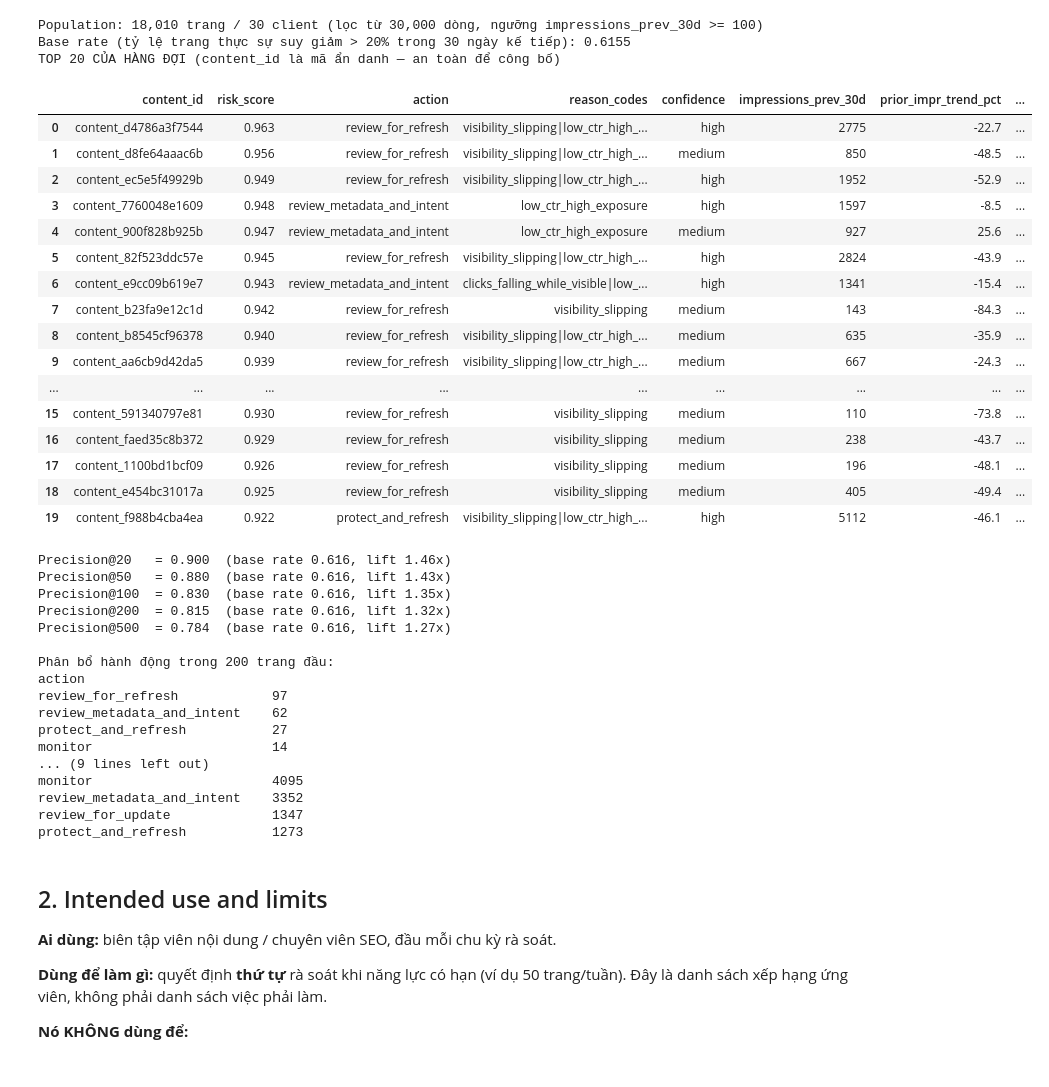
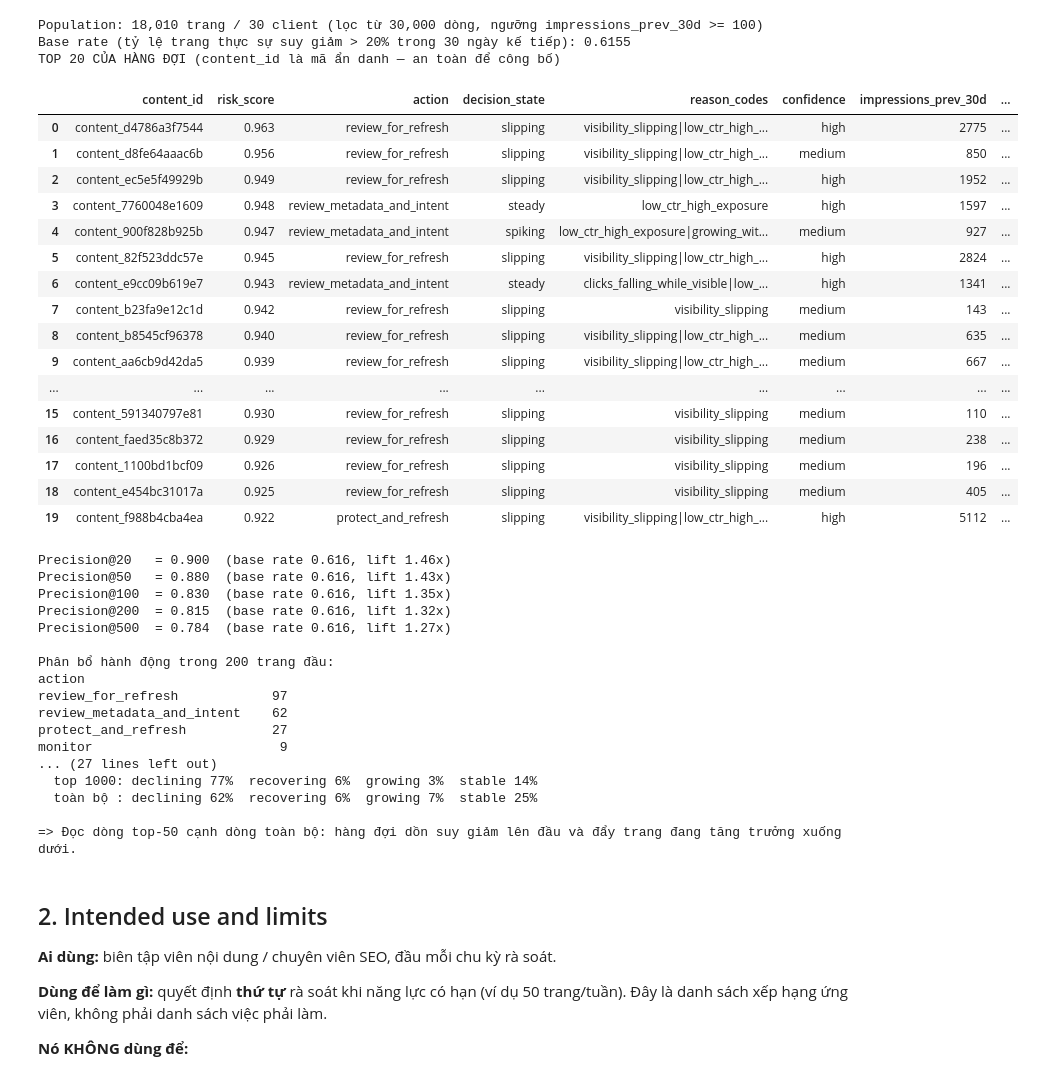
Before and after one commit to John-hcmus/flyrank-ML-internship-starter, a Jupyter notebook: work/notebooks/w07_action_playbook.ipynb, the cells around one changed output. Saved outputs shown, nothing was run; the diff lists cells and outputs as text; code cells hidden in the pictures.

```diff
--- a/work/notebooks/w07_action_playbook.ipynb
+++ b/work/notebooks/w07_action_playbook.ipynb
@@ -78,52 +95,68 @@ from sklearn.metrics import average_precision_score
 oof = cp.oof_scores(X, y, groups, cp.PRIMARY_MODEL)
 
 q = d.copy()
 q["risk_score"] = oof
 ctr_median = float(q["prior_ctr"].median())
 pairs = q.apply(lambda r: cp.reason_codes(r, ctr_median), axis=1)
 q["reason_codes"] = [c for c, _ in pairs]
 q["action"] = [a for _, a in pairs]
 q["confidence"] = [cp.confidence_label(p, i)
                    for p, i in zip(q["risk_score"], q["impressions_prev_30d"])]
+q["decision_state"] = cp.decision_state(q)   # hành động được
+q["outcome_state"] = cp.outcome_state(q)     # chỉ để báo cáo — không bao giờ là input
 q = q.sort_values("risk_score", ascending=False).reset_index(drop=True)
 
-show = ["content_id", "risk_score", "action", "reason_codes", "confidence",
-        "impressions_prev_30d", "prior_impr_trend_pct", "prior_ctr", "label_declined"]
+show = ["content_id", "risk_score", "action", "decision_state", "reason_codes", "confidence",
+        "impressions_prev_30d", "prior_impr_trend_pct", "outcome_state", "label_declined"]
 print("TOP 20 CỦA HÀNG ĐỢI (content_id là mã ẩn danh — an toàn để công bố)")
 display(q.head(20)[show].round({"risk_score": 3, "prior_impr_trend_pct": 1, "prior_ctr": 2}))
 
 base = float(y.mean())
 for k in [20, 50, 100, 200, 500]:
     p = cp.precision_at_k(q["risk_score"].to_numpy(), q["label_declined"].to_numpy(), k)
     print(f"Precision@{k:<4} = {p:.3f}  (base rate {base:.3f}, lift {p/base:.2f}x)")
 
 print("\nPhân bổ hành động trong 200 trang đầu:")
 print(q.head(200)["action"].value_counts().to_string())
 print("\nPhân bổ mức tin cậy trong 200 trang đầu:")
 print(q.head(200)["confidence"].value_counts().to_string())
 print("\nPhân bổ hành động trên toàn bộ hàng đợi (18,010 trang):")
 print(q["action"].value_counts().to_string())
+
+print("\n--- BỐN TRẠNG THÁI ---")
+print("decision_state (hành động được, chỉ dùng cửa sổ trước) — top 200:")
+print(q.head(200)["decision_state"].value_counts().to_string())
+print("\noutcome_state (CHỈ để báo cáo — chuyện đã xảy ra ở cửa sổ kết quả):")
+for k in [50, 200, 500, 1000]:
+    vc = q.head(k)["outcome_state"].value_counts(normalize=True)
+    print(f"  top {k:>4}: " + "  ".join(f"{st} {vc.get(st, 0):.0%}"
+          for st in ["declining", "recovering", "growing", "stable"]))
+vc = q["outcome_state"].value_counts(normalize=True)
+print("  toàn bộ : " + "  ".join(f"{st} {vc.get(st, 0):.0%}"
+      for st in ["declining", "recovering", "growing", "stable"]))
+print("\n=> Đọc dòng top-50 cạnh dòng toàn bộ: hàng đợi dồn suy giảm lên đầu "
+      "và đẩy trang đang tăng trưởng xuống dưới.")
 # %% [output]
 Population: 18,010 trang / 30 client (lọc từ 30,000 dòng, ngưỡng impressions_prev_30d >= 100)
 Base rate (tỷ lệ trang thực sự suy giảm > 20% trong 30 ngày kế tiếp): 0.6155
 TOP 20 CỦA HÀNG ĐỢI (content_id là mã ẩn danh — an toàn để công bố)
-|  | content_id | risk_score | action | reason_codes | confidence | impressions_prev_30d | prior_impr_trend_pct | ... |
-| 0 | content_d4786a3f7544 | 0.963 | review_for_refresh | visibility_slipping|low_ctr_high_... | high | 2775 | -22.7 | ... |
-| 1 | content_d8fe64aaac6b | 0.956 | review_for_refresh | visibility_slipping|low_ctr_high_... | medium | 850 | -48.5 | ... |
-| 2 | content_ec5e5f49929b | 0.949 | review_for_refresh | visibility_slipping|low_ctr_high_... | high | 1952 | -52.9 | ... |
-| 3 | content_7760048e1609 | 0.948 | review_metadata_and_intent | low_ctr_high_exposure | high | 1597 | -8.5 | ... |
-| 4 | content_900f828b925b | 0.947 | review_metadata_and_intent | low_ctr_high_exposure | medium | 927 | 25.6 | ... |
-| 5 | content_82f523ddc57e | 0.945 | review_for_refresh | visibility_slipping|low_ctr_high_... | high | 2824 | -43.9 | ... |
-| 6 | content_e9cc09b619e7 | 0.943 | review_metadata_and_intent | clicks_falling_while_visible|low_... | high | 1341 | -15.4 | ... |
-| 7 | content_b23fa9e12c1d | 0.942 | review_for_refresh | visibility_slipping | medium | 143 | -84.3 | ... |
-| 8 | content_b8545cf96378 | 0.940 | review_for_refresh | visibility_slipping|low_ctr_high_... | medium | 635 | -35.9 | ... |
-| 9 | content_aa6cb9d42da5 | 0.939 | review_for_refresh | visibility_slipping|low_ctr_high_... | medium | 667 | -24.3 | ... |
+|  | content_id | risk_score | action | decision_state | reason_codes | confidence | impressions_prev_30d | ... |
+| 0 | content_d4786a3f7544 | 0.963 | review_for_refresh | slipping | visibility_slipping|low_ctr_high_... | high | 2775 | ... |
+| 1 | content_d8fe64aaac6b | 0.956 | review_for_refresh | slipping | visibility_slipping|low_ctr_high_... | medium | 850 | ... |
+| 2 | content_ec5e5f49929b | 0.949 | review_for_refresh | slipping | visibility_slipping|low_ctr_high_... | high | 1952 | ... |
+| 3 | content_7760048e1609 | 0.948 | review_metadata_and_intent | steady | low_ctr_high_exposure | high | 1597 | ... |
+| 4 | content_900f828b925b | 0.947 | review_metadata_and_intent | spiking | low_ctr_high_exposure|growing_wit... | medium | 927 | ... |
+| 5 | content_82f523ddc57e | 0.945 | review_for_refresh | slipping | visibility_slipping|low_ctr_high_... | high | 2824 | ... |
+| 6 | content_e9cc09b619e7 | 0.943 | review_metadata_and_intent | steady | clicks_falling_while_visible|low_... | high | 1341 | ... |
+| 7 | content_b23fa9e12c1d | 0.942 | review_for_refresh | slipping | visibility_slipping | medium | 143 | ... |
+| 8 | content_b8545cf96378 | 0.940 | review_for_refresh | slipping | visibility_slipping|low_ctr_high_... | medium | 635 | ... |
+| 9 | content_aa6cb9d42da5 | 0.939 | review_for_refresh | slipping | visibility_slipping|low_ctr_high_... | medium | 667 | ... |
 | ... | ... | ... | ... | ... | ... | ... | ... | ... |
-| 15 | content_591340797e81 | 0.930 | review_for_refresh | visibility_slipping | medium | 110 | -73.8 | ... |
-| 16 | content_faed35c8b372 | 0.929 | review_for_refresh | visibility_slipping | medium | 238 | -43.7 | ... |
-| 17 | content_1100bd1bcf09 | 0.926 | review_for_refresh | visibility_slipping | medium | 196 | -48.1 | ... |
-| 18 | content_e454bc31017a | 0.925 | review_for_refresh | visibility_slipping | medium | 405 | -49.4 | ... |
-| 19 | content_f988b4cba4ea | 0.922 | protect_and_refresh | visibility_slipping|low_ctr_high_... | high | 5112 | -46.1 | ... |
+| 15 | content_591340797e81 | 0.930 | review_for_refresh | slipping | visibility_slipping | medium | 110 | ... |
+| 16 | content_faed35c8b372 | 0.929 | review_for_refresh | slipping | visibility_slipping | medium | 238 | ... |
+| 17 | content_1100bd1bcf09 | 0.926 | review_for_refresh | slipping | visibility_slipping | medium | 196 | ... |
+| 18 | content_e454bc31017a | 0.925 | review_for_refresh | slipping | visibility_slipping | medium | 405 | ... |
+| 19 | content_f988b4cba4ea | 0.922 | protect_and_refresh | slipping | visibility_slipping|low_ctr_high_... | high | 5112 | ... |
 Precision@20   = 0.900  (base rate 0.616, lift 1.46x)
 Precision@50   = 0.880  (base rate 0.616, lift 1.43x)
 Precision@100  = 0.830  (base rate 0.616, lift 1.35x)
@@ -135,12 +168,12 @@ action
 review_for_refresh            97
 review_metadata_and_intent    62
 protect_and_refresh           27
-monitor                       14
-... (9 lines left out)
-monitor                       4095
-review_metadata_and_intent    3352
-review_for_update             1347
-protect_and_refresh           1273
+monitor                        9
+... (27 lines left out)
+  top 1000: declining 77%  recovering 6%  growing 3%  stable 14%
+  toàn bộ : declining 62%  recovering 6%  growing 7%  stable 25%
+
+=> Đọc dòng top-50 cạnh dòng toàn bộ: hàng đợi dồn suy giảm lên đầu và đẩy trang đang tăng trưởng xuống dưới.
 # %% [markdown]
 ## 2. Intended use and limits
 
```
Also changed, not shown: parts of 3 cells of this notebook, 14 other files.
